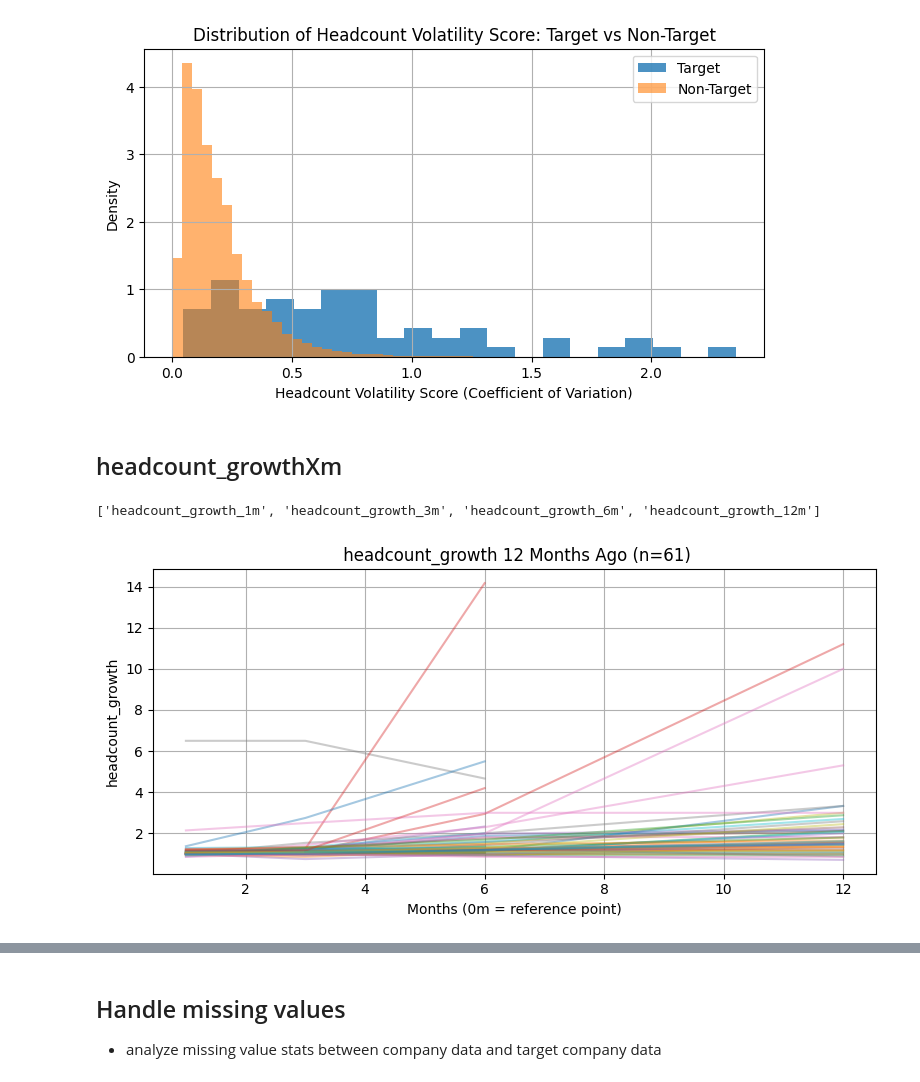
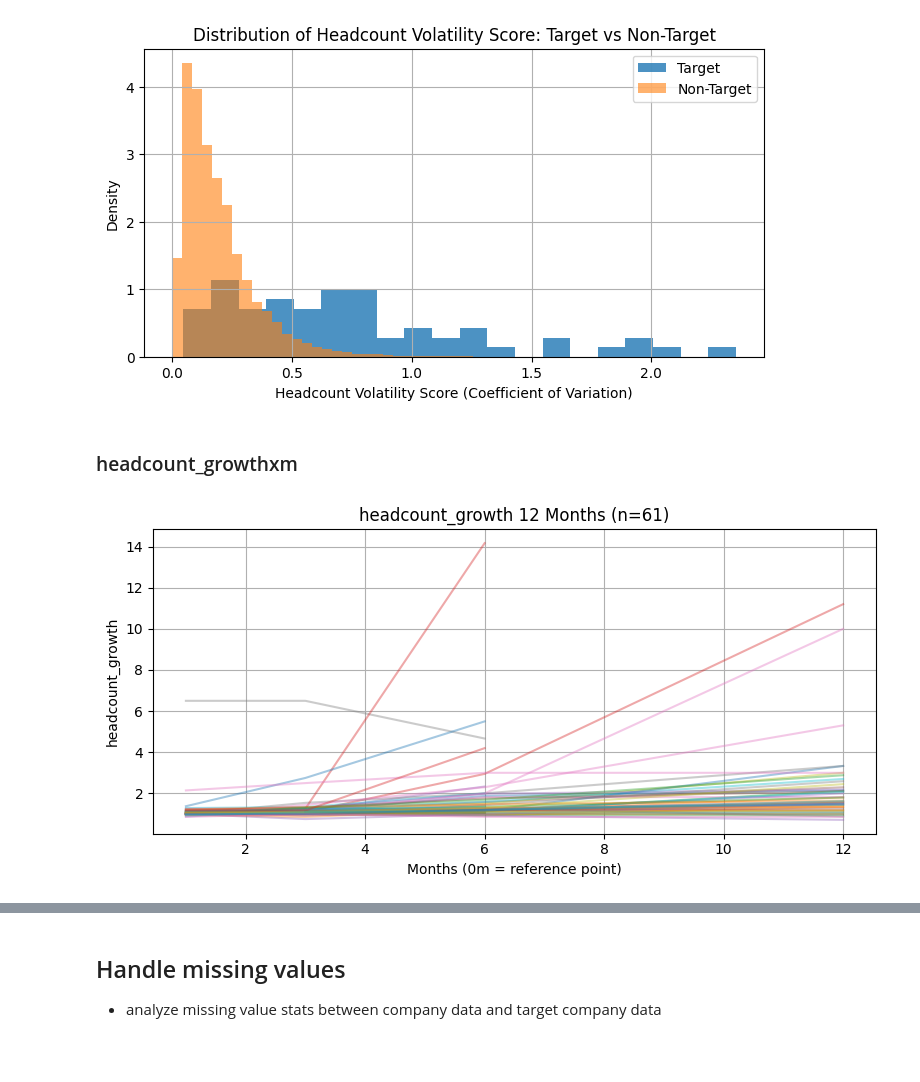
Before and after one commit to lint12/ansa-case-study, a Jupyter notebook: eda.ipynb, the cells around one changed output, grey strips where cells are left out. Drawn from its saved outputs; the diff is of its cells as text; code cells hidden in the pictures; blank space fills up the shorter version.

Commit message:
wrapped up headcount features, working on linkedin features

```diff
--- a/eda.ipynb
+++ b/eda.ipynb
@@ -101,31 +127,4 @@ headcount_features
 | 15439 | 11 | 11 | <NA> | <NA> | <NA> | <NA> | <NA> | ... |
 | 15440 | 1 | 1 | 1 | 1 | 1 | 1 | 1 | ... |
 14835 rows × 41 columns
-# %%
-def plot_growth(name, metric, df, num_months=18, growth=False):
-    if name != '':
-        name = f'{name}_'
-
-    month_cols = []
-
-    if growth:
-        month_cols = [f'{name}{metric}_{m}m' for m in [1, 3, 6, 12]]
-        print(month_cols)
-    else:
-        month_cols = [f'{name}{metric}_{m}m' for m in range(num_months + 1)]
-
-    # Plot setup
-    plt.figure(figsize=(8, 4))
-    for i, row in df.iterrows():
-        y = row[month_cols].apply(lambda x: np.nan if pd.isna(x) else x).values
-        if growth:
-            plt.plot([1, 3, 6, 12], y, alpha=0.4)
-        else:
-            plt.plot(range(num_months + 1), y, alpha=0.4)  # label only a few for clarity
-
-    plt.xlabel('Months (0m = reference point)')
-    plt.ylabel(f"{metric}")
-    plt.title(f'{name} {metric} {num_months} Months Ago (n={len(df)})')
-    plt.grid(True)
-    plt.tight_layout()
 # %% [markdown]
@@ -197,9 +197,8 @@ plt.show()
 # %% [output]
 [figure]
 # %% [markdown]
-## headcount_growthXm
+### headcount_growthxm
 # %%
-plot_growth('', 'headcount_growth', target_company_data, num_months=12, growth=True)
+plot_growth('headcount_growth', target_headcount_features, num_months=12, time_direction='forward')
 # %% [output]
-['headcount_growth_1m', 'headcount_growth_3m', 'headcount_growth_6m', 'headcount_growth_12m']
-[figure, old version]
+[figure, new version]
```
Also changed, not shown: parts of 29 cells of this notebook.
